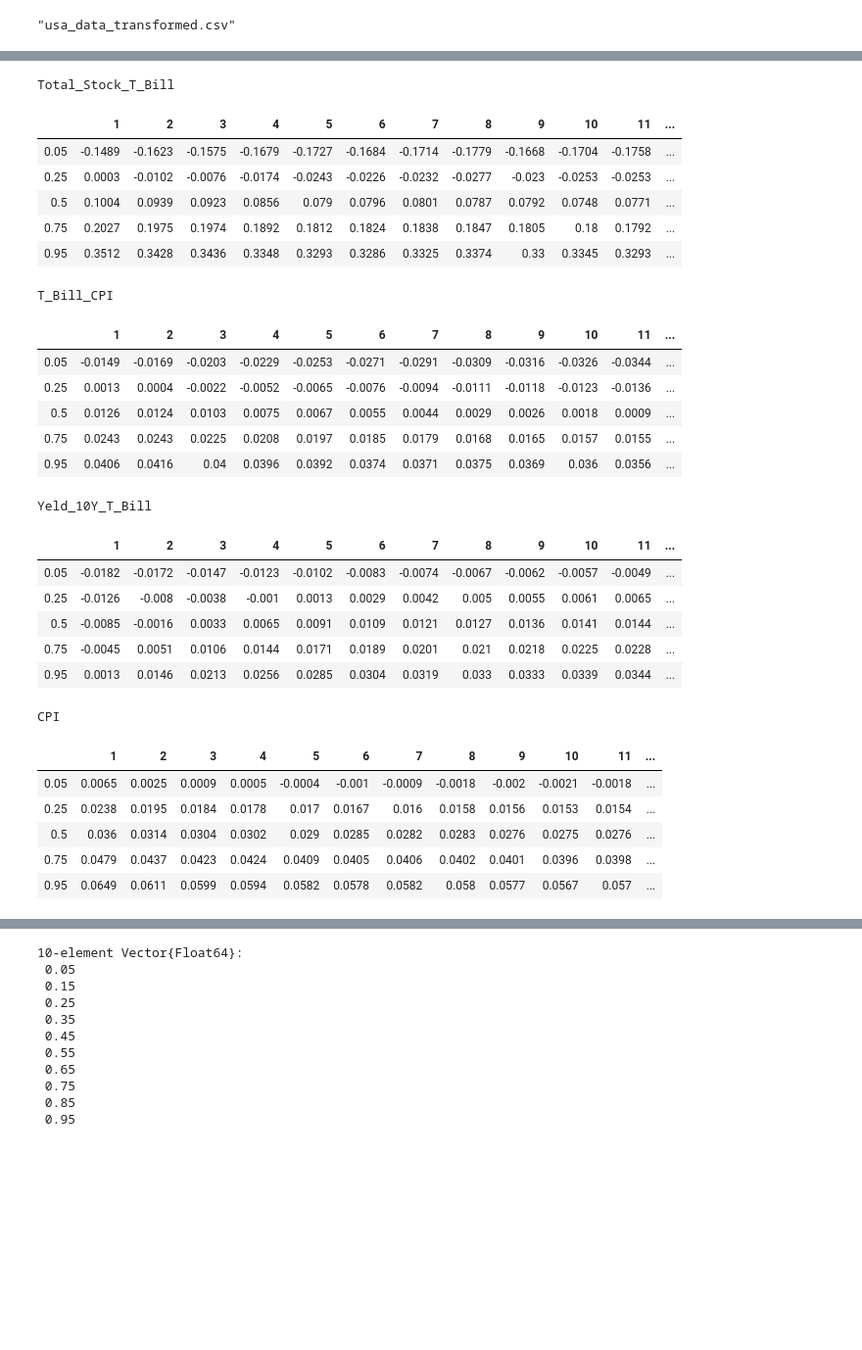
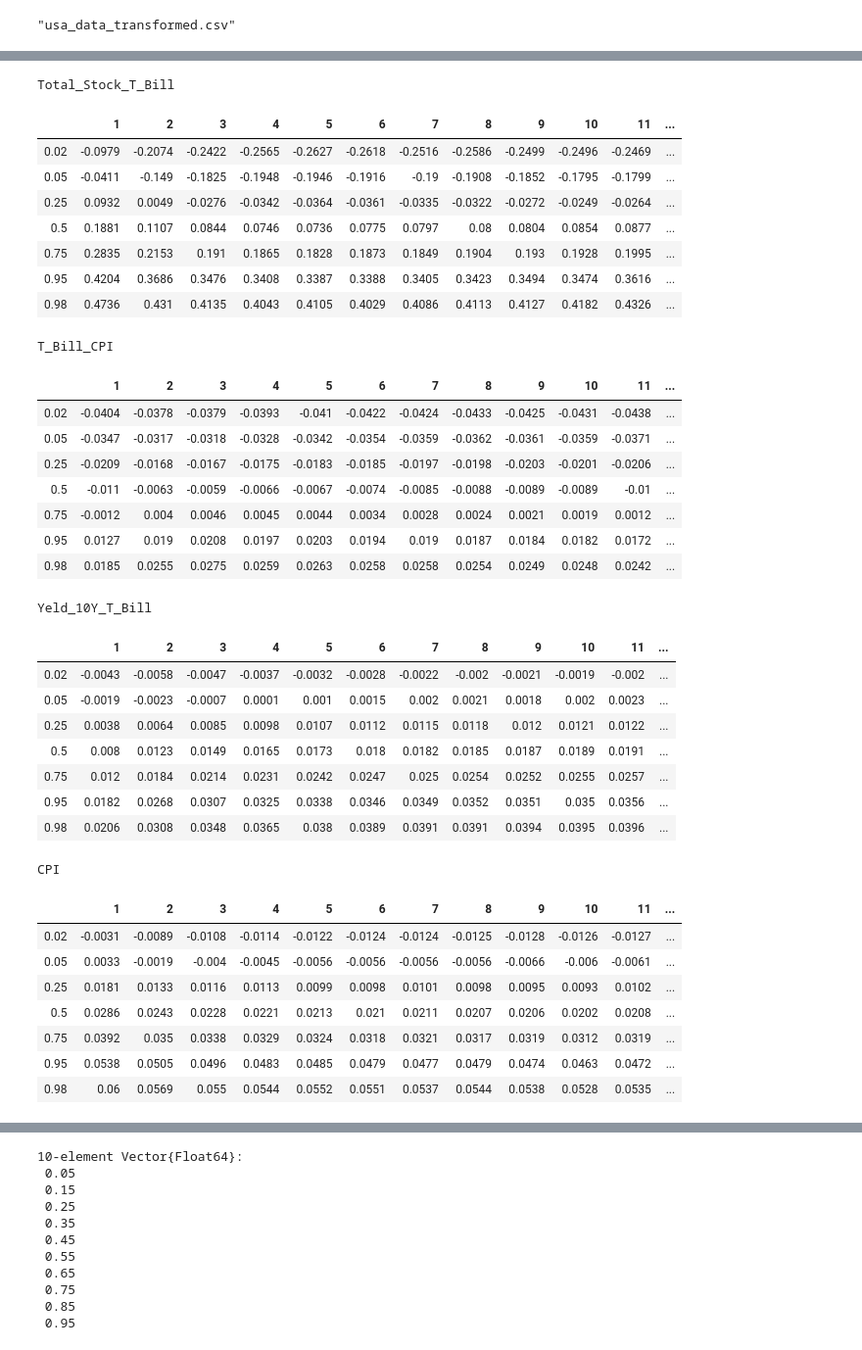
Before and after one commit to msz13/Goal-Based-Investing, a Jupyter notebook: julia_msp/us_bvar.ipynb, the cells around one changed output, grey strips where cells are left out. Shown at 98% size. Saved outputs shown, nothing was run; the diff lists cells and outputs as text; code cells hidden in the pictures; blank space fills up the shorter version.

```diff
--- a/julia_msp/us_bvar.ipynb
+++ b/julia_msp/us_bvar.ipynb
@@ -12,5 +12,5 @@ include("financial_bvar_temp.jl")
 using .FinancialBVAR
 # %%
 df = DataFrame(XLSX.readtable("usa_var_data.xlsx", "Data", infer_eltypes=true))
-data_source = collapse(TimeArray(df; timestamp = :Date), month, last)
+data_source = collapse(TimeArray(df; timestamp = :Date), Dates.quarter, last)
 # %% [output]
@@ -47,7 +47,7 @@ colnames(data_source)
  :Total_Stock_2
  :Total_Stock
 # %%
-freq = 12
+freq = 4
 #:Price_10Y
 returns = percentchange(data_source[:Total_Stock], :log)
 #returns = merge(returns, log1p.(data_source[:T_Bill])./freq)
@@ -80,8 +80,8 @@ CSV.write("usa_data_transformed.csv", data)
 # %% [output]
 "usa_data_transformed.csv"
 # %%
-start = Date(1983,01,01)
-end_d = Date(2023, 12, 31)
+start = Date(2001,01,01)
+end_d = Date(2019, 12, 31)
 s_data = to(from(data, start),end_d)
 
 returns_summarystats(to(from(returns, start),end_d), freq)
@@ -186,39 +186,47 @@ Quantiles
 # %%
 assets_names = colnames(s_data)
 scenarios = simulate(vmodel, freq * 15)
 
 for n in 1:length(assets_names)
-   print_percentiles(scenarios[n, :, 2:end], [0.05, 0.25, 0.5, 0.75, 0.95], freq, string(assets_names[n]))
+   print_percentiles(scenarios[n, :, 2:end], [0.02, 0.05, 0.25, 0.5, 0.75, 0.95, 0.98], freq, string(assets_names[n]))
 end
 # %% [output]
 Total_Stock_T_Bill
 |  | 1 | 2 | 3 | 4 | 5 | 6 | 7 | 8 | 9 | 10 | 11 | ... |
-| 0.05 | -0.1489 | -0.1623 | -0.1575 | -0.1679 | -0.1727 | -0.1684 | -0.1714 | -0.1779 | -0.1668 | -0.1704 | -0.1758 | ... |
-| 0.25 | 0.0003 | -0.0102 | -0.0076 | -0.0174 | -0.0243 | -0.0226 | -0.0232 | -0.0277 | -0.023 | -0.0253 | -0.0253 | ... |
-| 0.5 | 0.1004 | 0.0939 | 0.0923 | 0.0856 | 0.079 | 0.0796 | 0.0801 | 0.0787 | 0.0792 | 0.0748 | 0.0771 | ... |
-| 0.75 | 0.2027 | 0.1975 | 0.1974 | 0.1892 | 0.1812 | 0.1824 | 0.1838 | 0.1847 | 0.1805 | 0.18 | 0.1792 | ... |
-| 0.95 | 0.3512 | 0.3428 | 0.3436 | 0.3348 | 0.3293 | 0.3286 | 0.3325 | 0.3374 | 0.33 | 0.3345 | 0.3293 | ... |
+| 0.02 | -0.0979 | -0.2074 | -0.2422 | -0.2565 | -0.2627 | -0.2618 | -0.2516 | -0.2586 | -0.2499 | -0.2496 | -0.2469 | ... |
+| 0.05 | -0.0411 | -0.149 | -0.1825 | -0.1948 | -0.1946 | -0.1916 | -0.19 | -0.1908 | -0.1852 | -0.1795 | -0.1799 | ... |
+| 0.25 | 0.0932 | 0.0049 | -0.0276 | -0.0342 | -0.0364 | -0.0361 | -0.0335 | -0.0322 | -0.0272 | -0.0249 | -0.0264 | ... |
+| 0.5 | 0.1881 | 0.1107 | 0.0844 | 0.0746 | 0.0736 | 0.0775 | 0.0797 | 0.08 | 0.0804 | 0.0854 | 0.0877 | ... |
+| 0.75 | 0.2835 | 0.2153 | 0.191 | 0.1865 | 0.1828 | 0.1873 | 0.1849 | 0.1904 | 0.193 | 0.1928 | 0.1995 | ... |
+| 0.95 | 0.4204 | 0.3686 | 0.3476 | 0.3408 | 0.3387 | 0.3388 | 0.3405 | 0.3423 | 0.3494 | 0.3474 | 0.3616 | ... |
+| 0.98 | 0.4736 | 0.431 | 0.4135 | 0.4043 | 0.4105 | 0.4029 | 0.4086 | 0.4113 | 0.4127 | 0.4182 | 0.4326 | ... |
 T_Bill_CPI
 |  | 1 | 2 | 3 | 4 | 5 | 6 | 7 | 8 | 9 | 10 | 11 | ... |
-| 0.05 | -0.0149 | -0.0169 | -0.0203 | -0.0229 | -0.0253 | -0.0271 | -0.0291 | -0.0309 | -0.0316 | -0.0326 | -0.0344 | ... |
-| 0.25 | 0.0013 | 0.0004 | -0.0022 | -0.0052 | -0.0065 | -0.0076 | -0.0094 | -0.0111 | -0.0118 | -0.0123 | -0.0136 | ... |
-| 0.5 | 0.0126 | 0.0124 | 0.0103 | 0.0075 | 0.0067 | 0.0055 | 0.0044 | 0.0029 | 0.0026 | 0.0018 | 0.0009 | ... |
-| 0.75 | 0.0243 | 0.0243 | 0.0225 | 0.0208 | 0.0197 | 0.0185 | 0.0179 | 0.0168 | 0.0165 | 0.0157 | 0.0155 | ... |
-| 0.95 | 0.0406 | 0.0416 | 0.04 | 0.0396 | 0.0392 | 0.0374 | 0.0371 | 0.0375 | 0.0369 | 0.036 | 0.0356 | ... |
+| 0.02 | -0.0404 | -0.0378 | -0.0379 | -0.0393 | -0.041 | -0.0422 | -0.0424 | -0.0433 | -0.0425 | -0.0431 | -0.0438 | ... |
+| 0.05 | -0.0347 | -0.0317 | -0.0318 | -0.0328 | -0.0342 | -0.0354 | -0.0359 | -0.0362 | -0.0361 | -0.0359 | -0.0371 | ... |
+| 0.25 | -0.0209 | -0.0168 | -0.0167 | -0.0175 | -0.0183 | -0.0185 | -0.0197 | -0.0198 | -0.0203 | -0.0201 | -0.0206 | ... |
+| 0.5 | -0.011 | -0.0063 | -0.0059 | -0.0066 | -0.0067 | -0.0074 | -0.0085 | -0.0088 | -0.0089 | -0.0089 | -0.01 | ... |
+| 0.75 | -0.0012 | 0.004 | 0.0046 | 0.0045 | 0.0044 | 0.0034 | 0.0028 | 0.0024 | 0.0021 | 0.0019 | 0.0012 | ... |
+| 0.95 | 0.0127 | 0.019 | 0.0208 | 0.0197 | 0.0203 | 0.0194 | 0.019 | 0.0187 | 0.0184 | 0.0182 | 0.0172 | ... |
+| 0.98 | 0.0185 | 0.0255 | 0.0275 | 0.0259 | 0.0263 | 0.0258 | 0.0258 | 0.0254 | 0.0249 | 0.0248 | 0.0242 | ... |
 Yeld_10Y_T_Bill
 |  | 1 | 2 | 3 | 4 | 5 | 6 | 7 | 8 | 9 | 10 | 11 | ... |
-| 0.05 | -0.0182 | -0.0172 | -0.0147 | -0.0123 | -0.0102 | -0.0083 | -0.0074 | -0.0067 | -0.0062 | -0.0057 | -0.0049 | ... |
-| 0.25 | -0.0126 | -0.008 | -0.0038 | -0.001 | 0.0013 | 0.0029 | 0.0042 | 0.005 | 0.0055 | 0.0061 | 0.0065 | ... |
-| 0.5 | -0.0085 | -0.0016 | 0.0033 | 0.0065 | 0.0091 | 0.0109 | 0.0121 | 0.0127 | 0.0136 | 0.0141 | 0.0144 | ... |
-| 0.75 | -0.0045 | 0.0051 | 0.0106 | 0.0144 | 0.0171 | 0.0189 | 0.0201 | 0.021 | 0.0218 | 0.0225 | 0.0228 | ... |
-| 0.95 | 0.0013 | 0.0146 | 0.0213 | 0.0256 | 0.0285 | 0.0304 | 0.0319 | 0.033 | 0.0333 | 0.0339 | 0.0344 | ... |
+| 0.02 | -0.0043 | -0.0058 | -0.0047 | -0.0037 | -0.0032 | -0.0028 | -0.0022 | -0.002 | -0.0021 | -0.0019 | -0.002 | ... |
+| 0.05 | -0.0019 | -0.0023 | -0.0007 | 0.0001 | 0.001 | 0.0015 | 0.002 | 0.0021 | 0.0018 | 0.002 | 0.0023 | ... |
+| 0.25 | 0.0038 | 0.0064 | 0.0085 | 0.0098 | 0.0107 | 0.0112 | 0.0115 | 0.0118 | 0.012 | 0.0121 | 0.0122 | ... |
+| 0.5 | 0.008 | 0.0123 | 0.0149 | 0.0165 | 0.0173 | 0.018 | 0.0182 | 0.0185 | 0.0187 | 0.0189 | 0.0191 | ... |
+| 0.75 | 0.012 | 0.0184 | 0.0214 | 0.0231 | 0.0242 | 0.0247 | 0.025 | 0.0254 | 0.0252 | 0.0255 | 0.0257 | ... |
+| 0.95 | 0.0182 | 0.0268 | 0.0307 | 0.0325 | 0.0338 | 0.0346 | 0.0349 | 0.0352 | 0.0351 | 0.035 | 0.0356 | ... |
+| 0.98 | 0.0206 | 0.0308 | 0.0348 | 0.0365 | 0.038 | 0.0389 | 0.0391 | 0.0391 | 0.0394 | 0.0395 | 0.0396 | ... |
 CPI
 |  | 1 | 2 | 3 | 4 | 5 | 6 | 7 | 8 | 9 | 10 | 11 | ... |
-| 0.05 | 0.0065 | 0.0025 | 0.0009 | 0.0005 | -0.0004 | -0.001 | -0.0009 | -0.0018 | -0.002 | -0.0021 | -0.0018 | ... |
-| 0.25 | 0.0238 | 0.0195 | 0.0184 | 0.0178 | 0.017 | 0.0167 | 0.016 | 0.0158 | 0.0156 | 0.0153 | 0.0154 | ... |
-| 0.5 | 0.036 | 0.0314 | 0.0304 | 0.0302 | 0.029 | 0.0285 | 0.0282 | 0.0283 | 0.0276 | 0.0275 | 0.0276 | ... |
-| 0.75 | 0.0479 | 0.0437 | 0.0423 | 0.0424 | 0.0409 | 0.0405 | 0.0406 | 0.0402 | 0.0401 | 0.0396 | 0.0398 | ... |
-| 0.95 | 0.0649 | 0.0611 | 0.0599 | 0.0594 | 0.0582 | 0.0578 | 0.0582 | 0.058 | 0.0577 | 0.0567 | 0.057 | ... |
+| 0.02 | -0.0031 | -0.0089 | -0.0108 | -0.0114 | -0.0122 | -0.0124 | -0.0124 | -0.0125 | -0.0128 | -0.0126 | -0.0127 | ... |
+| 0.05 | 0.0033 | -0.0019 | -0.004 | -0.0045 | -0.0056 | -0.0056 | -0.0056 | -0.0056 | -0.0066 | -0.006 | -0.0061 | ... |
+| 0.25 | 0.0181 | 0.0133 | 0.0116 | 0.0113 | 0.0099 | 0.0098 | 0.0101 | 0.0098 | 0.0095 | 0.0093 | 0.0102 | ... |
+| 0.5 | 0.0286 | 0.0243 | 0.0228 | 0.0221 | 0.0213 | 0.021 | 0.0211 | 0.0207 | 0.0206 | 0.0202 | 0.0208 | ... |
+| 0.75 | 0.0392 | 0.035 | 0.0338 | 0.0329 | 0.0324 | 0.0318 | 0.0321 | 0.0317 | 0.0319 | 0.0312 | 0.0319 | ... |
+| 0.95 | 0.0538 | 0.0505 | 0.0496 | 0.0483 | 0.0485 | 0.0479 | 0.0477 | 0.0479 | 0.0474 | 0.0463 | 0.0472 | ... |
+| 0.98 | 0.06 | 0.0569 | 0.055 | 0.0544 | 0.0552 | 0.0551 | 0.0537 | 0.0544 | 0.0538 | 0.0528 | 0.0535 | ... |
 # %%
 scenarios_b = simulate(bmodel,freq * 15, 10)
 
```
Also changed, not shown: parts of 20 cells of this notebook, 1 other file.
